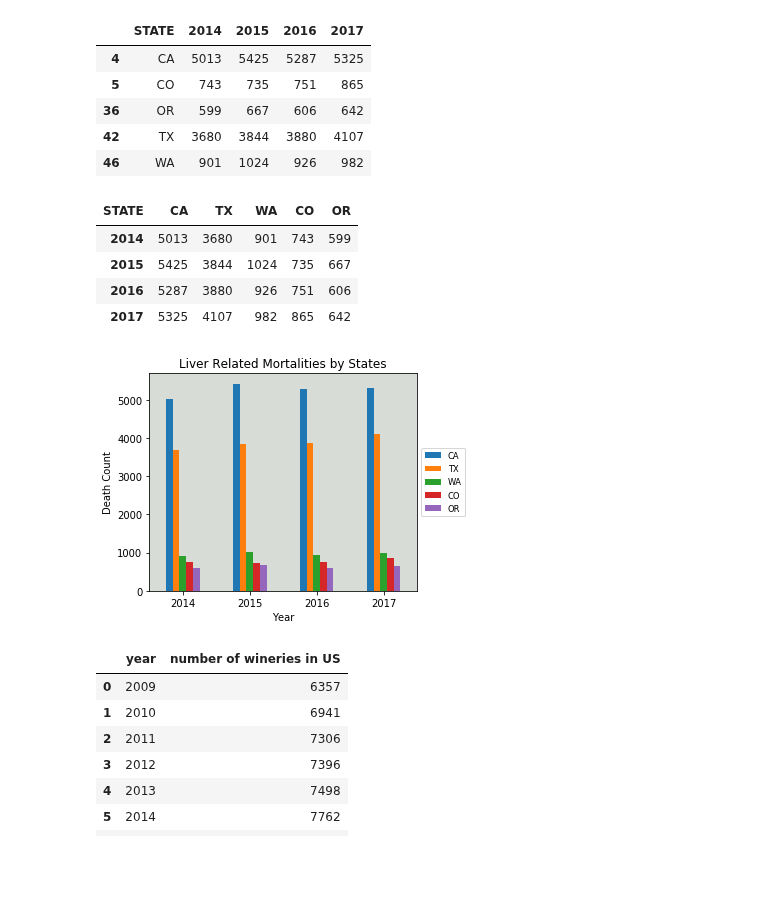
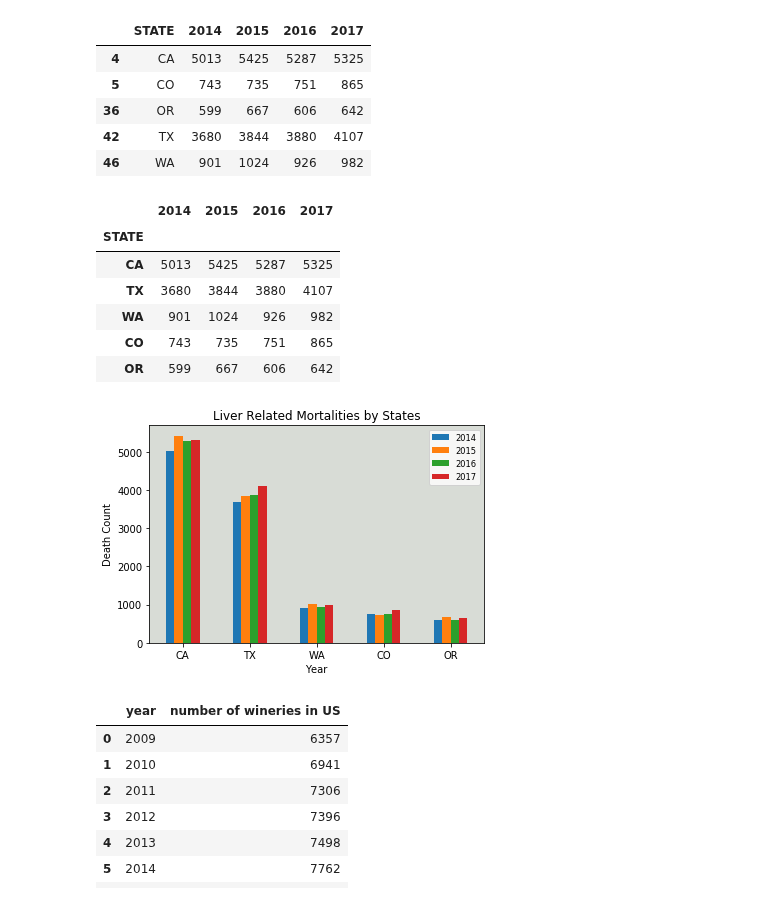
Before and after one commit to epayne323/ProjectOneRepo, a Jupyter notebook: Notebooks/Working_Analysis_Plots_RM.ipynb, the cells around one changed output. Saved outputs shown, nothing was run; the diff lists cells and outputs as text; code cells hidden in the pictures; blank space fills up the shorter version.

```diff
--- a/Notebooks/Working_Analysis_Plots_RM.ipynb
+++ b/Notebooks/Working_Analysis_Plots_RM.ipynb
@@ -150,26 +154,27 @@ liver_yearcount_df.head()
 liver_count = liver_yearcount_df.set_index("STATE")
 liver_count = liver_count.transpose()
 liver_count = liver_count[['CA','TX','WA','CO','OR']]
+liver_count = liver_count.transpose()
 liver_count
 # %% [output]
-| STATE | CA | TX | WA | CO | OR |
-| 2014 | 5013 | 3680 | 901 | 743 | 599 |
-| 2015 | 5425 | 3844 | 1024 | 735 | 667 |
-| 2016 | 5287 | 3880 | 926 | 751 | 606 |
-| 2017 | 5325 | 4107 | 982 | 865 | 642 |
+|  | 2014 | 2015 | 2016 | 2017 |
+| STATE |  |  |  |  |
+| CA | 5013 | 5425 | 5287 | 5325 |
+| TX | 3680 | 3844 | 3880 | 4107 |
+| WA | 901 | 1024 | 926 | 982 |
+| CO | 743 | 735 | 751 | 865 |
+| OR | 599 | 667 | 606 | 642 |
 # %%
 ax = liver_count.plot.bar(title="Liver Related Mortalities by States")
-box = ax.get_position()
-ax.set_position([box.x0, box.y0, box.width * 0.8, box.height])
-ax.legend(fontsize='small', loc='center left', bbox_to_anchor=(1, 0.5))
+ax.legend(fontsize='small', loc='best')
 ax.set_xticklabels(ax.get_xticklabels(), rotation='0', horizontalalignment='center')
 ax.set_xlabel("Year")
 ax.set_ylabel("Death Count")
 ax.set_facecolor("xkcd:light grey")
 plt.savefig(os.path.join("..","Images","Liver_Mortality_Counts.png"),bbox_inches="tight")
 plt.show()
 # %% [output]
-[figure, old version]
+[figure, new version]
 # %%
 us_wine = pd.read_csv(os.path.join("..","Data","Clean","us_wineries_2009_2019_clean.csv"))
 us_wine_df = pd.DataFrame(us_wine)
```
Also changed, not shown: parts of 14 cells of this notebook, 8 other files.
